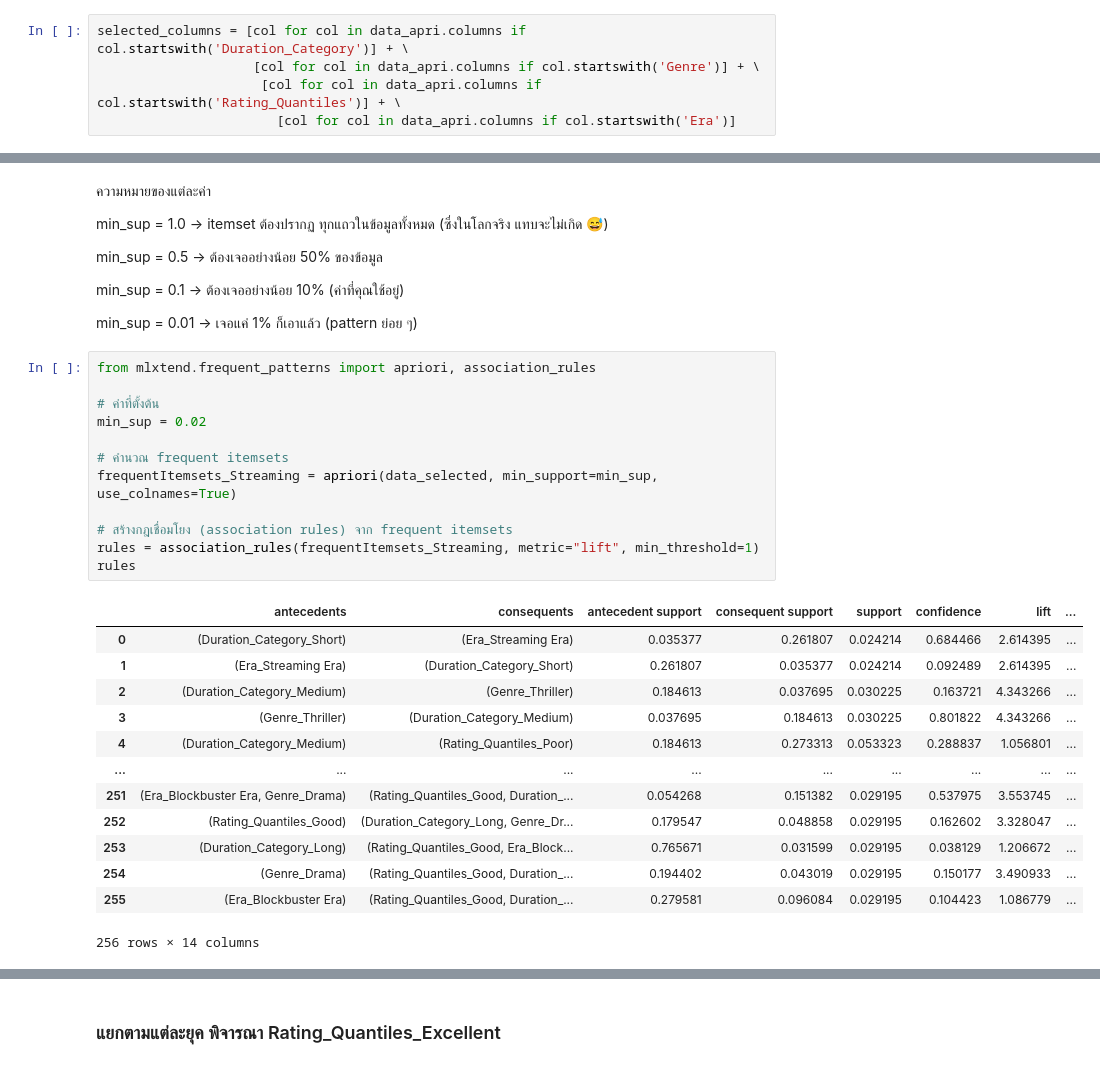
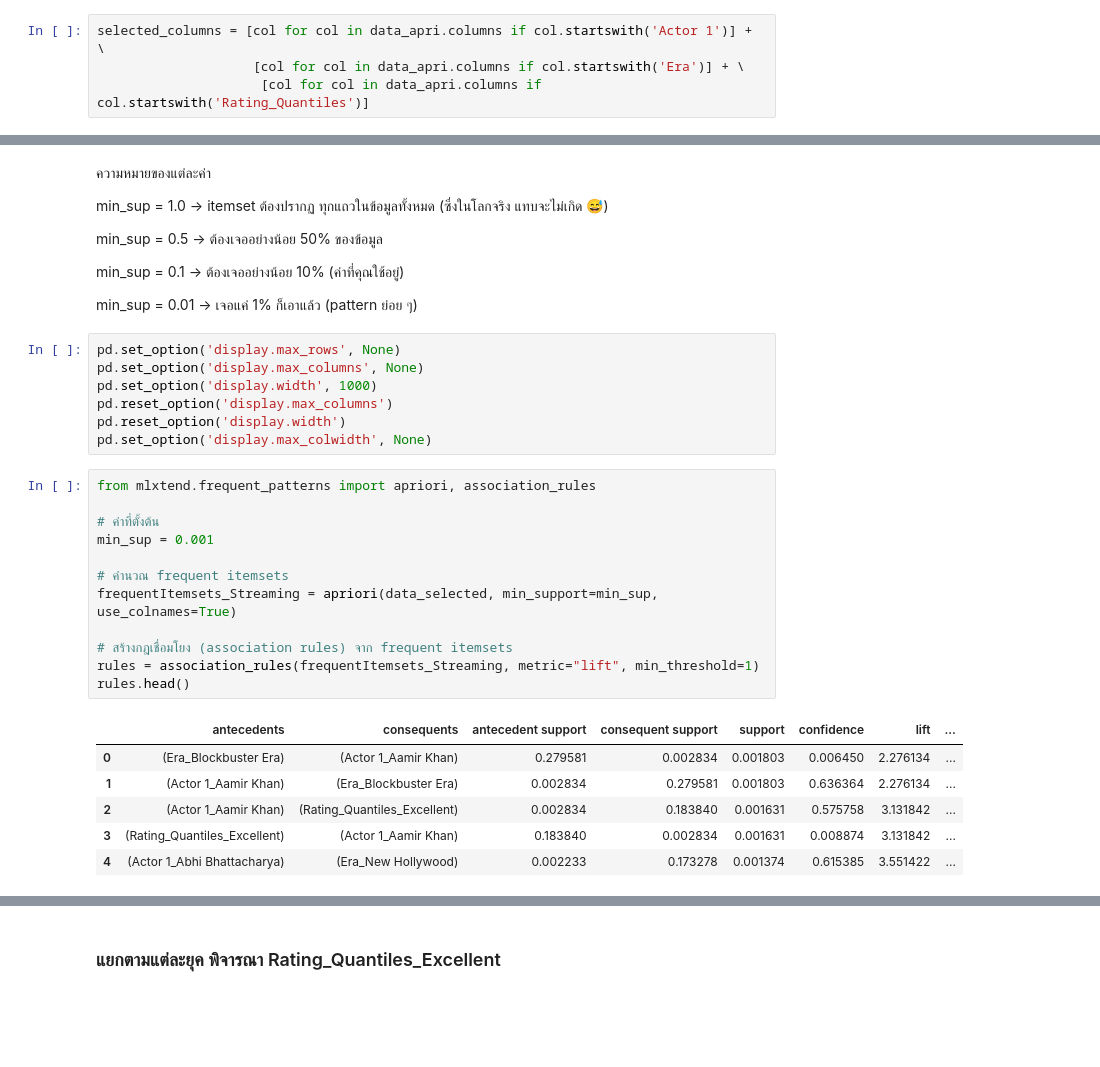
Before and after one commit to jangInw007/BSC_DPDM2025, a Jupyter notebook: Ch4_Frequent_Patterns_(Association_Rules).ipynb, the cells around one changed output, grey strips where cells are left out. Saved outputs shown, nothing was run; the diff lists cells and outputs as text; blank space fills up the shorter version.

```diff
--- a/Ch4_Frequent_Patterns_(Association_Rules).ipynb
+++ b/Ch4_Frequent_Patterns_(Association_Rules).ipynb
@@ -1157,8 +1143,7 @@ There are 454 unique genres in the dataset.
 # %%
-selected_columns = [col for col in data_apri.columns if col.startswith('Duration_Category')] + \
-                    [col for col in data_apri.columns if col.startswith('Genre')] + \
-                     [col for col in data_apri.columns if col.startswith('Rating_Quantiles')] + \
-                       [col for col in data_apri.columns if col.startswith('Era')]
+selected_columns = [col for col in data_apri.columns if col.startswith('Actor 1')] + \
+                    [col for col in data_apri.columns if col.startswith('Era')] + \
+                     [col for col in data_apri.columns if col.startswith('Rating_Quantiles')]
 # %%
 len(selected_columns)
 # %% [output]
@@ -1183,29 +1168,29 @@ min_sup = 0.1
 
 min_sup = 0.01
 → เจอแค่ 1% ก็เอาแล้ว (pattern ย่อย ๆ)
+# %%
+pd.set_option('display.max_rows', None)
+pd.set_option('display.max_columns', None)
+pd.set_option('display.width', 1000)
+pd.reset_option('display.max_columns')
+pd.reset_option('display.width')
+pd.set_option('display.max_colwidth', None)
 # %%
 from mlxtend.frequent_patterns import apriori, association_rules
 
 # ค่าที่ตั้งต้น
-min_sup = 0.02
+min_sup = 0.001
 
 # คำนวณ frequent itemsets
 frequentItemsets_Streaming = apriori(data_selected, min_support=min_sup, use_colnames=True)
 
 # สร้างกฎเชื่อมโยง (association rules) จาก frequent itemsets
 rules = association_rules(frequentItemsets_Streaming, metric="lift", min_threshold=1)
-rules
+rules.head()
 # %% [output]
 |  | antecedents | consequents | antecedent support | consequent support | support | confidence | lift | ... |
-| 0 | (Duration_Category_Short) | (Era_Streaming Era) | 0.035377 | 0.261807 | 0.024214 | 0.684466 | 2.614395 | ... |
-| 1 | (Era_Streaming Era) | (Duration_Category_Short) | 0.261807 | 0.035377 | 0.024214 | 0.092489 | 2.614395 | ... |
-| 2 | (Duration_Category_Medium) | (Genre_Thriller) | 0.184613 | 0.037695 | 0.030225 | 0.163721 | 4.343266 | ... |
-| 3 | (Genre_Thriller) | (Duration_Category_Medium) | 0.037695 | 0.184613 | 0.030225 | 0.801822 | 4.343266 | ... |
-| 4 | (Duration_Category_Medium) | (Rating_Quantiles_Poor) | 0.184613 | 0.273313 | 0.053323 | 0.288837 | 1.056801 | ... |
-| ... | ... | ... | ... | ... | ... | ... | ... | ... |
-| 251 | (Era_Blockbuster Era, Genre_Drama) | (Rating_Quantiles_Good, Duration_... | 0.054268 | 0.151382 | 0.029195 | 0.537975 | 3.553745 | ... |
-| 252 | (Rating_Quantiles_Good) | (Duration_Category_Long, Genre_Dr... | 0.179547 | 0.048858 | 0.029195 | 0.162602 | 3.328047 | ... |
-| 253 | (Duration_Category_Long) | (Rating_Quantiles_Good, Era_Block... | 0.765671 | 0.031599 | 0.029195 | 0.038129 | 1.206672 | ... |
-| 254 | (Genre_Drama) | (Rating_Quantiles_Good, Duration_... | 0.194402 | 0.043019 | 0.029195 | 0.150177 | 3.490933 | ... |
-| 255 | (Era_Blockbuster Era) | (Rating_Quantiles_Good, Duration_... | 0.279581 | 0.096084 | 0.029195 | 0.104423 | 1.086779 | ... |
+| 0 | (Era_Blockbuster Era) | (Actor 1_Aamir Khan) | 0.279581 | 0.002834 | 0.001803 | 0.006450 | 2.276134 | ... |
+| 1 | (Actor 1_Aamir Khan) | (Era_Blockbuster Era) | 0.002834 | 0.279581 | 0.001803 | 0.636364 | 2.276134 | ... |
+| 2 | (Actor 1_Aamir Khan) | (Rating_Quantiles_Excellent) | 0.002834 | 0.183840 | 0.001631 | 0.575758 | 3.131842 | ... |
+| 3 | (Rating_Quantiles_Excellent) | (Actor 1_Aamir Khan) | 0.183840 | 0.002834 | 0.001631 | 0.008874 | 3.131842 | ... |
+| 4 | (Actor 1_Abhi Bhattacharya) | (Era_New Hollywood) | 0.002233 | 0.173278 | 0.001374 | 0.615385 | 3.551422 | ... |
-256 rows × 14 columns
```
Also changed, not shown: parts of 8 cells of this notebook.
